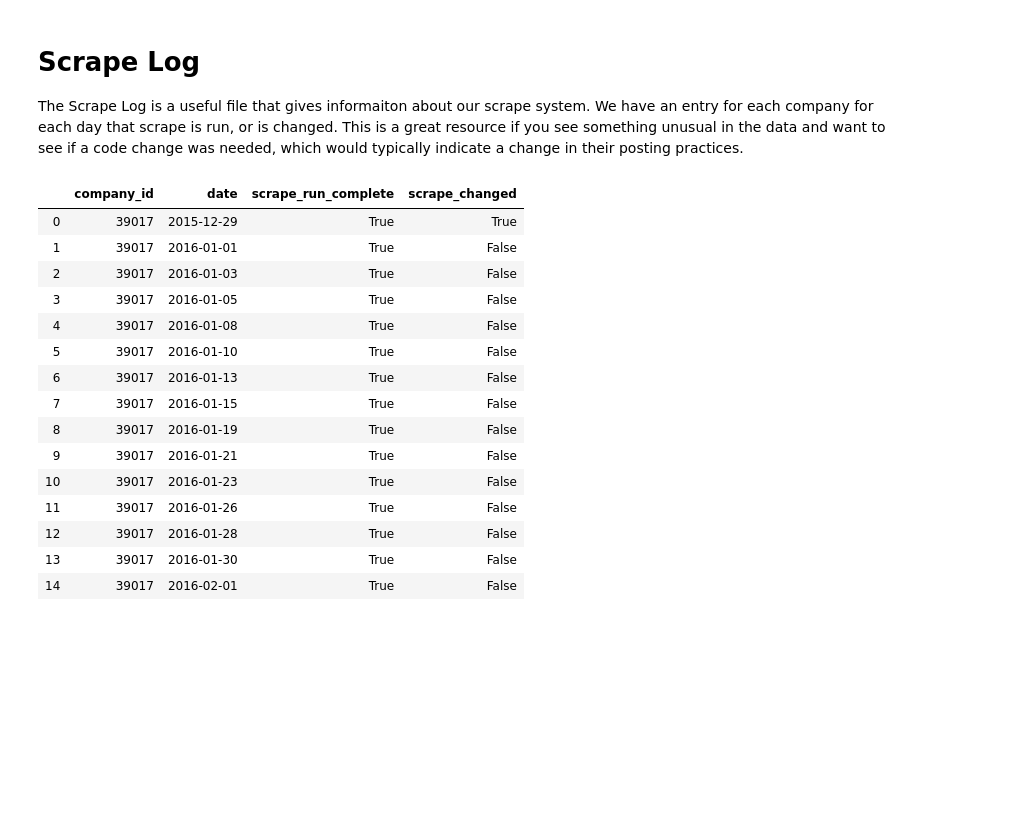
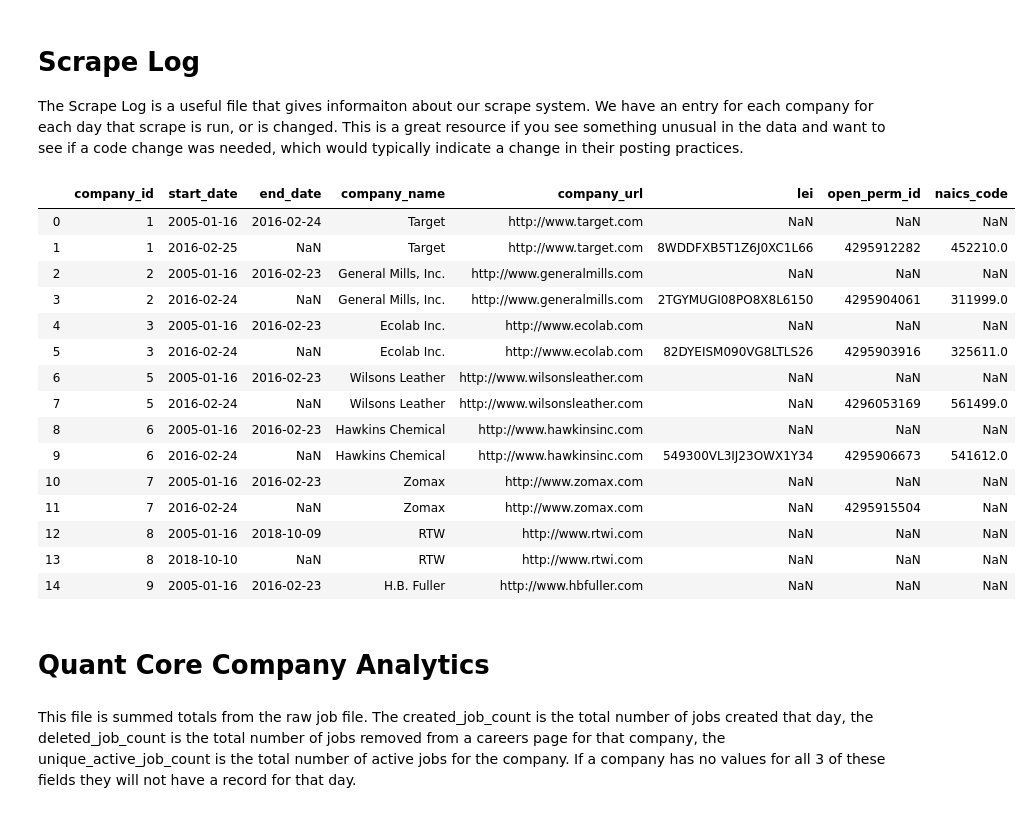
Before and after one commit to LinkUp/Job-Market-Data, a Jupyter notebook: Product Documentation/Product Onboarding.ipynb, the cells around one changed output. Saved outputs shown, nothing was run; the diff lists cells and outputs as text; code cells hidden in the pictures; blank space fills up the shorter version.

```diff
--- a/Product Documentation/Product Onboarding.ipynb
+++ b/Product Documentation/Product Onboarding.ipynb
@@ -105,22 +105,26 @@ TickerPITRef = pd.read_csv('fs_company_reference_daily_2019-11-13.csv.gz'); Tick
 
 The Scrape Log is a useful file that gives informaiton about our scrape system.  We have an entry for each company for each day that scrape is run, or is changed.  This is a great resource if you see something unusual in the data and want to see if a code change was needed, which would typically indicate a change in their posting practices.
 # %%
-ScrapeLog = pd.read_csv('raw_company_scrape_log_full_demo.csv'); ScrapeLog.head(15)
+ScrapeLog = pd.read_csv('raw_pit_company_reference_full_2019-11-16.csv'); ScrapeLog.head(15)
 # %% [output]
-|  | company_id | date | scrape_run_complete | scrape_changed |
-| 0 | 39017 | 2015-12-29 | True | True |
-| 1 | 39017 | 2016-01-01 | True | False |
-| 2 | 39017 | 2016-01-03 | True | False |
-| 3 | 39017 | 2016-01-05 | True | False |
-| 4 | 39017 | 2016-01-08 | True | False |
-| 5 | 39017 | 2016-01-10 | True | False |
-| 6 | 39017 | 2016-01-13 | True | False |
-| 7 | 39017 | 2016-01-15 | True | False |
-| 8 | 39017 | 2016-01-19 | True | False |
-| 9 | 39017 | 2016-01-21 | True | False |
-| 10 | 39017 | 2016-01-23 | True | False |
-| 11 | 39017 | 2016-01-26 | True | False |
-| 12 | 39017 | 2016-01-28 | True | False |
-| 13 | 39017 | 2016-01-30 | True | False |
-| 14 | 39017 | 2016-02-01 | True | False |
+|  | company_id | start_date | end_date | company_name | company_url | lei | open_perm_id | naics_code |
+| 0 | 1 | 2005-01-16 | 2016-02-24 | Target | http://www.target.com | NaN | NaN | NaN |
+| 1 | 1 | 2016-02-25 | NaN | Target | http://www.target.com | 8WDDFXB5T1Z6J0XC1L66 | 4295912282 | 452210.0 |
+| 2 | 2 | 2005-01-16 | 2016-02-23 | General Mills, Inc. | http://www.generalmills.com | NaN | NaN | NaN |
+| 3 | 2 | 2016-02-24 | NaN | General Mills, Inc. | http://www.generalmills.com | 2TGYMUGI08PO8X8L6150 | 4295904061 | 311999.0 |
+| 4 | 3 | 2005-01-16 | 2016-02-23 | Ecolab Inc. | http://www.ecolab.com | NaN | NaN | NaN |
+| 5 | 3 | 2016-02-24 | NaN | Ecolab Inc. | http://www.ecolab.com | 82DYEISM090VG8LTLS26 | 4295903916 | 325611.0 |
+| 6 | 5 | 2005-01-16 | 2016-02-23 | Wilsons Leather | http://www.wilsonsleather.com | NaN | NaN | NaN |
+| 7 | 5 | 2016-02-24 | NaN | Wilsons Leather | http://www.wilsonsleather.com | NaN | 4296053169 | 561499.0 |
+| 8 | 6 | 2005-01-16 | 2016-02-23 | Hawkins Chemical | http://www.hawkinsinc.com | NaN | NaN | NaN |
+| 9 | 6 | 2016-02-24 | NaN | Hawkins Chemical | http://www.hawkinsinc.com | 549300VL3IJ23OWX1Y34 | 4295906673 | 541612.0 |
+| 10 | 7 | 2005-01-16 | 2016-02-23 | Zomax | http://www.zomax.com | NaN | NaN | NaN |
+| 11 | 7 | 2016-02-24 | NaN | Zomax | http://www.zomax.com | NaN | 4295915504 | NaN |
+| 12 | 8 | 2005-01-16 | 2018-10-09 | RTW | http://www.rtwi.com | NaN | NaN | NaN |
+| 13 | 8 | 2018-10-10 | NaN | RTW | http://www.rtwi.com | NaN | NaN | NaN |
+| 14 | 9 | 2005-01-16 | 2016-02-23 | H.B. Fuller | http://www.hbfuller.com | NaN | NaN | NaN |
+# %% [markdown]
+# Quant Core Company Analytics
+# %% [markdown]
+This file is summed totals from the raw job file. The created_job_count is the total number of jobs created that day, the deleted_job_count is the total number of jobs removed from a careers page for that company, the unique_active_job_count is the total number of active jobs for the company. If a company has no values for all 3 of these fields they will not have a record for that day.
 # %%
```
Also changed, not shown: parts of 5 cells of this notebook.
